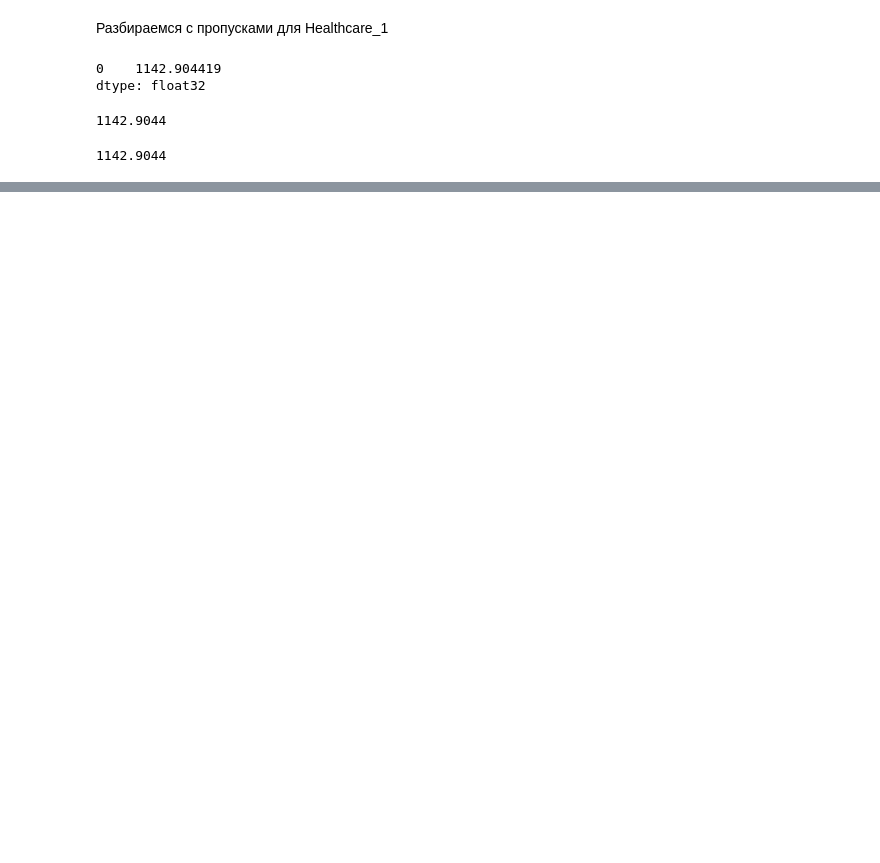
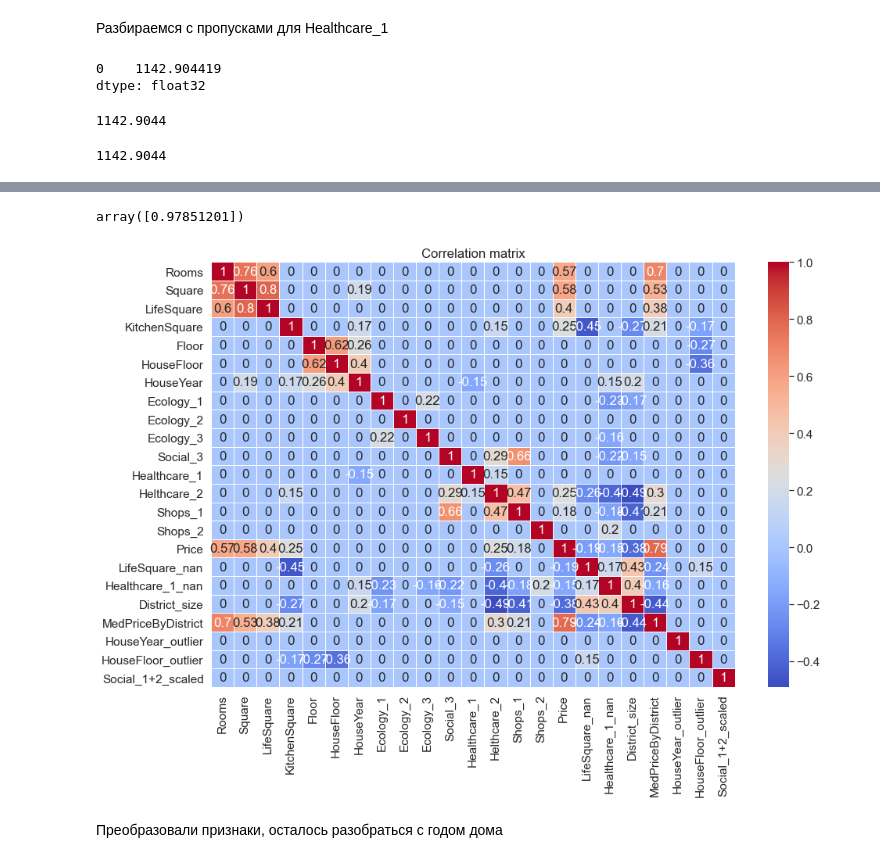
Before and after one commit to NickHlzv/Numpy-Pandas-Scikit, a Jupyter notebook: Course/Course.ipynb, the cells around one changed output, grey strips where cells are left out. Drawn from its saved outputs; the diff is of its cells as text; code cells hidden in the pictures; blank space fills up the shorter version.

Commit message:
Полная подготовка данных и функций, перед построением моделей завершена

```diff
--- a/Course/Course.ipynb
+++ b/Course/Course.ipynb
@@ -658,0 +786,12 @@ df.to_csv(PREPARED_DATASET_PATH, sep=',')
+# %%
+# Потеря 2,3% данных при сжатии признаков
+pca.explained_variance_ratio_
+# %% [output]
+array([0.97851201])
+# %%
+#Строим матрицу корреляций еще раз и проверяем корреляций больше 0.9 нет
+corr_matrix(df)
+# %% [output]
+[figure, added]
+# %% [markdown]
+Преобразовали признаки, осталось разобраться с годом дома
```
Also changed, not shown: parts of 39 cells of this notebook, 1 other file.
